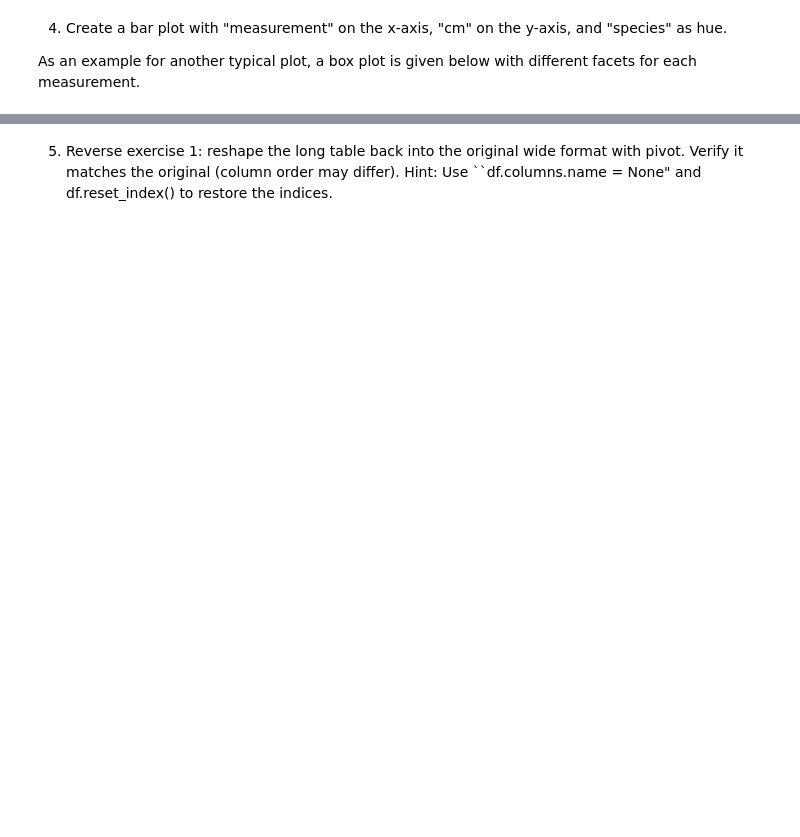
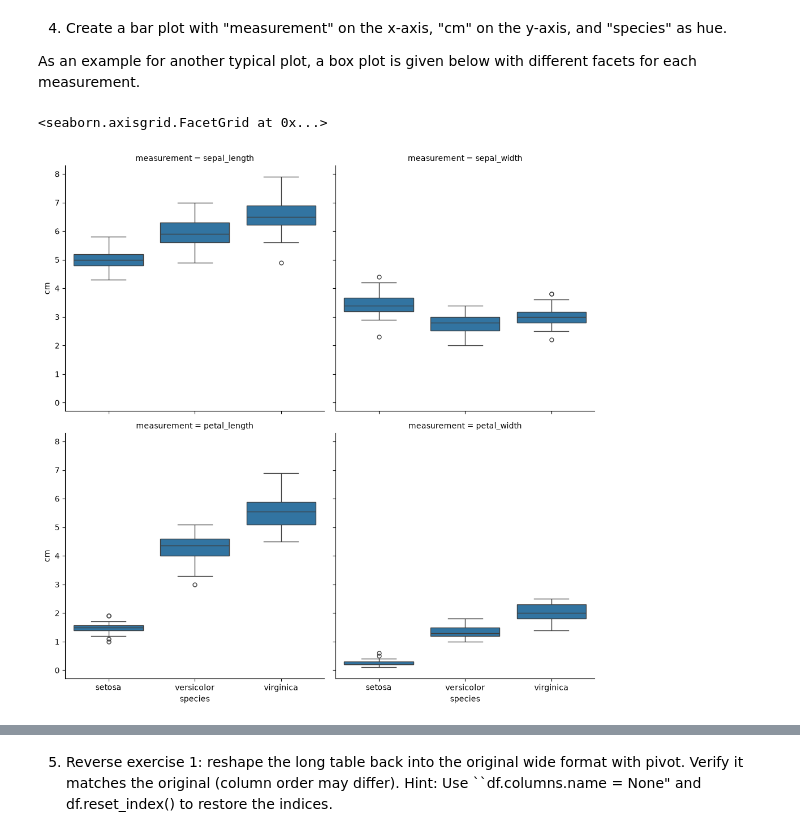
Before and after one commit to shiziyao/ChemicalDataScience103, a Jupyter notebook: lectures/session15/materials/melt_pivot.ipynb, the cells around one changed output, grey strips where cells are left out. Saved outputs shown, nothing was run; the diff lists cells and outputs as text; code cells hidden in the pictures; blank space fills up the shorter version.

Commit message:
melt_pivot handin

```diff
--- a/lectures/session15/materials/melt_pivot.ipynb
+++ b/lectures/session15/materials/melt_pivot.ipynb
@@ -59,2 +111,5 @@ df.head()
 # %% [markdown]
 1) Melt the ``df`` into a long table `long` with the columns "species", "measurement" and "cm".
+# %%
+melted = df.melt(id_vars=['id','species'], value_name='cm', var_name='measurement')
+melted
@@ -67,5 +173,8 @@ df.head()
 
 As an example for another typical plot, a box plot is given below with different facets for each measurement.
 # %%
-sns.catplot(data=long, x="species", y="cm", col="measurement",
+sns.catplot(data=melted, x="species", y="cm", col="measurement",
             kind="box", col_wrap=2)
+# %% [output]
+<seaborn.axisgrid.FacetGrid at 0x...>
+[figure, added]
```
Also changed, not shown: parts of 13 cells of this notebook.
